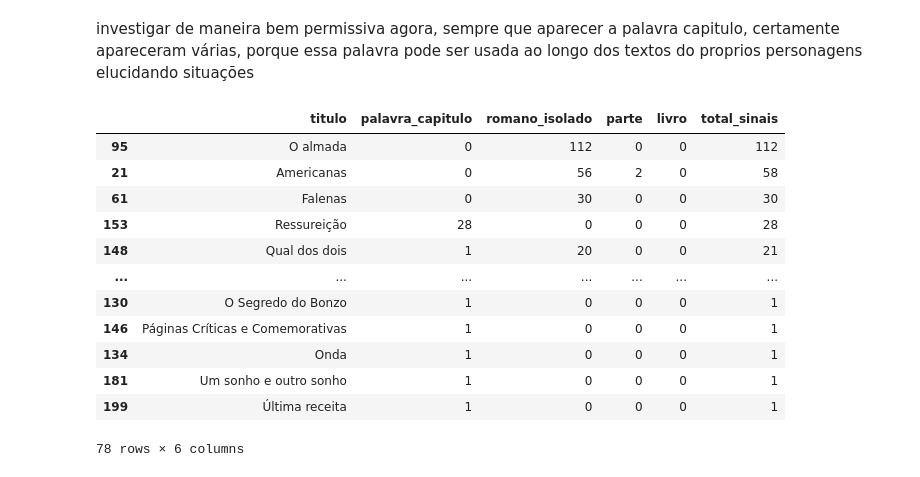
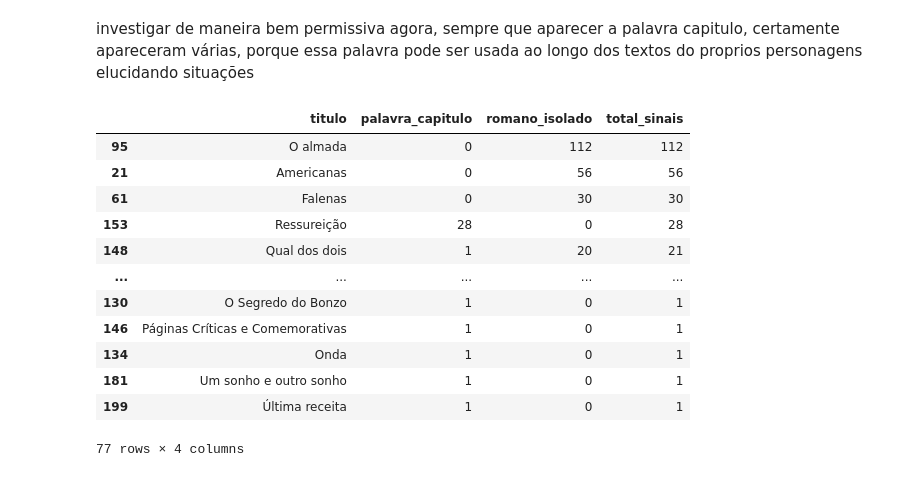
Before and after one commit to Gusreis7/ACartomanteRAG, a Jupyter notebook: AED/ExploreEstrategiaChunks.ipynb, the cells around one changed output. Drawn from its saved outputs; the diff is of its cells as text; code cells hidden in the pictures.

Commit message:
[aed] heuristicas de detecção de capitulos feitas, avaliando extração titulo capitulo

```diff
--- a/AED/ExploreEstrategiaChunks.ipynb
+++ b/AED/ExploreEstrategiaChunks.ipynb
@@ -122,9 +133,6 @@ def romano_para_int(romano):
 def numero_capitulo(valor):
     valor = str(valor).strip().lower()
 
-    if valor == "primeiro":
-        return 1
-
     if valor.isdigit():
         return int(valor)
 
@@ -629,25 +541,20 @@ O_Alienista = (
     / "O_Alienista.txt"
 )
 
-resultado = check_obra_tem_capitulos(
+resultado_o_alienista = check_obra_tem_capitulos(
     O_Alienista
 )
 
 print(
-    "Tem capítulos:",
-    resultado["tem_capitulos"],
-)
-
-print(
     "Capítulos:",
-    resultado[
+    resultado_o_alienista[
         "qtd_capitulos_detectados"
     ],
 )
 
 print(
     "Com título:",
-    resultado[
+    resultado_o_alienista[
         "qtd_capitulos_com_titulo"
     ],
 )
@@ -655,7 +562,7 @@ print(
 print(
     "Percentual com título:",
     round(
-        resultado[
+        resultado_o_alienista[
             "pct_capitulos_com_titulo"
         ] * 100,
         2,
@@ -665,7 +572,7 @@ print(
 
 print()
 
-for capitulo in resultado[
+for capitulo in resultado_o_alienista[
     "capitulos"
 ]:
     print(
@@ -705,25 +611,25 @@ memorias_postumas_path = (
     / "Memórias_Póstumas_de_Brás_Cubas.txt"
 )
 
-resultado = check_obra_tem_capitulos(
+resultado_memorias_postumas = check_obra_tem_capitulos(
     memorias_postumas_path
 )
 
 print(
     "Tem capítulos:",
-    resultado["tem_capitulos"],
+    resultado_memorias_postumas["tem_capitulos"],
 )
 
 print(
     "Capítulos:",
-    resultado[
+    resultado_memorias_postumas[
         "qtd_capitulos_detectados"
     ],
 )
 
 print(
     "Com título:",
-    resultado[
+    resultado_memorias_postumas[
         "qtd_capitulos_com_titulo"
     ],
 )
@@ -731,7 +637,7 @@ print(
 print(
     "Percentual com título:",
     round(
-        resultado[
+        resultado_memorias_postumas[
             "pct_capitulos_com_titulo"
         ] * 100,
         2,
@@ -741,7 +647,7 @@ print(
 
 print()
 
-for capitulo in resultado[
+for capitulo in resultado_memorias_postumas[
     "capitulos"
 ]:
     print(
@@ -969,19 +1081,6 @@ PADROES_INVESTIGACAO = {
         r"xi|xii|xiii|xiv|xv|xvi|xvii|xviii|xix|xx)"
         r"\s*$"
     ),
-
-    # Outras divisões estruturais
-    "parte": re.compile(
-        r"(?mi)^\s*parte\s+"
-        r"(?:\d+|[ivxlcdm]+|[a-z])"
-        r"\s*$"
-    ),
-
-    "livro": re.compile(
-        r"(?mi)^\s*livro\s+"
-        r"(?:\d+|[ivxlcdm]+|[a-z])"
-        r"\s*$"
-    ),
 }
 # %%
 df_sem_capitulos = df_capitulos[
@@ -1026,41 +1125,39 @@ df_investigacao = pd.DataFrame(
 # %%
 colunas_sinais = list(
     PADROES_INVESTIGACAO.keys()
 )
 
 df_investigacao["total_sinais"] = (
     df_investigacao[
         colunas_sinais
     ].sum(axis=1)
 )
 
 df_investigacao[
     df_investigacao["total_sinais"] > 0
 ].sort_values(
     "total_sinais",
     ascending=False,
 )[
     [
         "titulo",
         "palavra_capitulo",
         "romano_isolado",
-        "parte",
-        "livro",
         "total_sinais",
     ]
 ]
 # %% [output]
-|  | titulo | palavra_capitulo | romano_isolado | parte | livro | total_sinais |
-| 95 | O almada | 0 | 112 | 0 | 0 | 112 |
-| 21 | Americanas | 0 | 56 | 2 | 0 | 58 |
-| 61 | Falenas | 0 | 30 | 0 | 0 | 30 |
-| 153 | Ressureição | 28 | 0 | 0 | 0 | 28 |
-| 148 | Qual dos dois | 1 | 20 | 0 | 0 | 21 |
-| ... | ... | ... | ... | ... | ... | ... |
-| 130 | O Segredo do Bonzo | 1 | 0 | 0 | 0 | 1 |
-| 146 | Páginas Críticas e Comemorativas | 1 | 0 | 0 | 0 | 1 |
-| 134 | Onda | 1 | 0 | 0 | 0 | 1 |
-| 181 | Um sonho e outro sonho | 1 | 0 | 0 | 0 | 1 |
-| 199 | Última receita | 1 | 0 | 0 | 0 | 1 |
+|  | titulo | palavra_capitulo | romano_isolado | total_sinais |
+| 95 | O almada | 0 | 112 | 112 |
+| 21 | Americanas | 0 | 56 | 56 |
+| 61 | Falenas | 0 | 30 | 30 |
+| 153 | Ressureição | 28 | 0 | 28 |
+| 148 | Qual dos dois | 1 | 20 | 21 |
+| ... | ... | ... | ... | ... |
+| 130 | O Segredo do Bonzo | 1 | 0 | 1 |
+| 146 | Páginas Críticas e Comemorativas | 1 | 0 | 1 |
+| 134 | Onda | 1 | 0 | 1 |
+| 181 | Um sonho e outro sonho | 1 | 0 | 1 |
+| 199 | Última receita | 1 | 0 | 1 |
-78 rows × 6 columns
+77 rows × 4 columns
 # %% [markdown]
```
Also changed, not shown: parts of 67 cells of this notebook.
